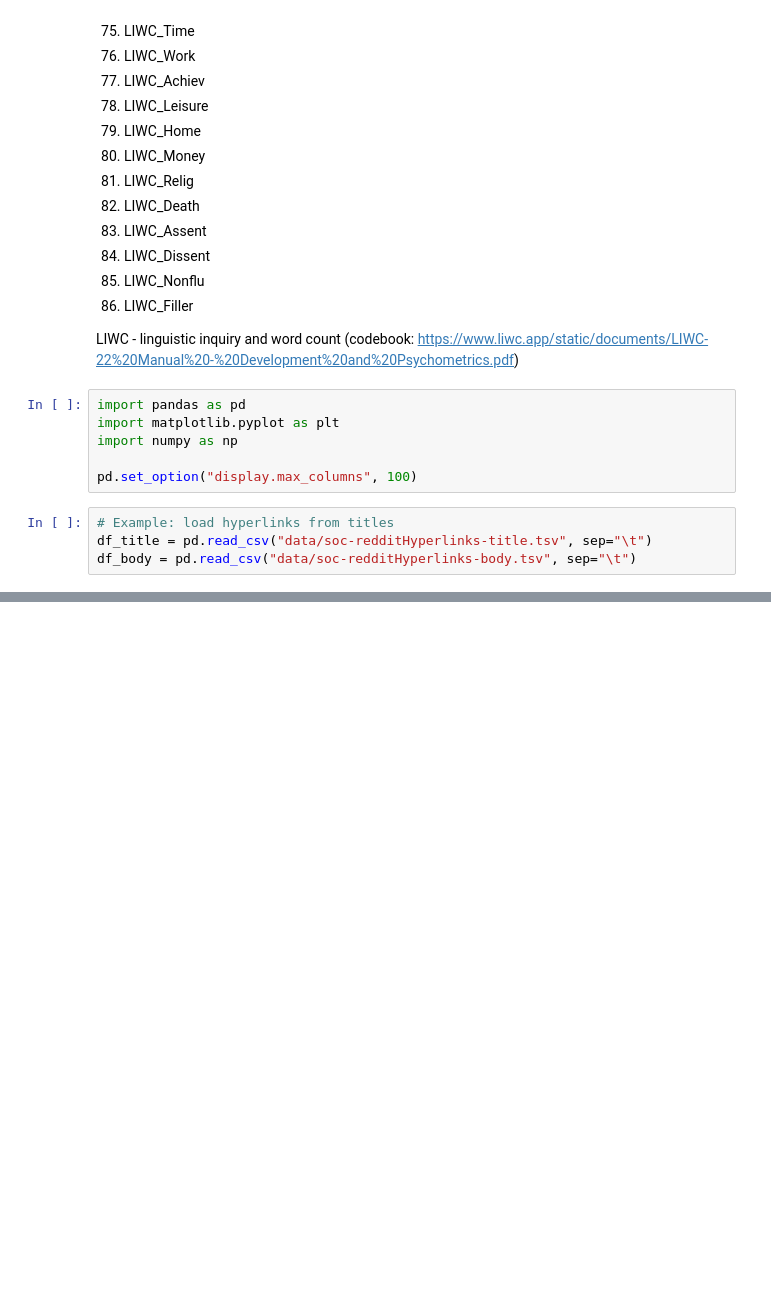
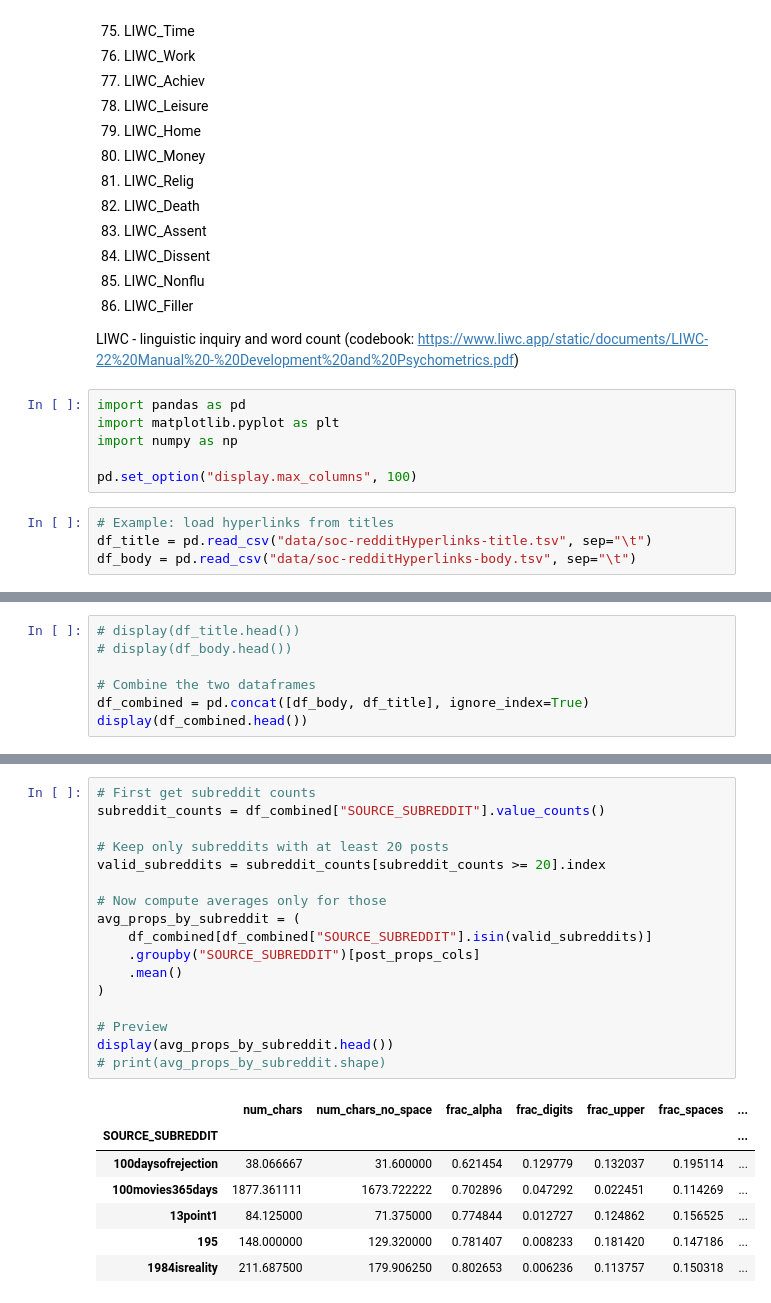
Before and after one commit to Darioliu28/ada-2025-project-djnpsgroup2025, a Jupyter notebook: proof_of_concept.ipynb, the cells around one changed output, grey strips where cells are left out. Drawn from its saved outputs; the diff is of its cells as text; blank space fills up the shorter version.

```diff
--- a/proof_of_concept.ipynb
+++ b/proof_of_concept.ipynb
@@ -1496,0 +120,7 @@ NameError: name 'df' is not defined
+# %%
+# display(df_title.head())
+# display(df_body.head())
+
+# Combine the two dataframes
+df_combined = pd.concat([df_body, df_title], ignore_index=True)
+display(df_combined.head())
@@ -1496,0 +186,25 @@ NameError: name 'df' is not defined
+# %%
+# First get subreddit counts
+subreddit_counts = df_combined["SOURCE_SUBREDDIT"].value_counts()
+
+# Keep only subreddits with at least 20 posts
+valid_subreddits = subreddit_counts[subreddit_counts >= 20].index
+
+# Now compute averages only for those
+avg_props_by_subreddit = (
+    df_combined[df_combined["SOURCE_SUBREDDIT"].isin(valid_subreddits)]
+    .groupby("SOURCE_SUBREDDIT")[post_props_cols]
+    .mean()
+)
+
+# Preview
+display(avg_props_by_subreddit.head())
+# print(avg_props_by_subreddit.shape)
+# %% [output]
+|  | num_chars | num_chars_no_space | frac_alpha | frac_digits | frac_upper | frac_spaces | ... |
+| SOURCE_SUBREDDIT |  |  |  |  |  |  | ... |
+| 100daysofrejection | 38.066667 | 31.600000 | 0.621454 | 0.129779 | 0.132037 | 0.195114 | ... |
+| 100movies365days | 1877.361111 | 1673.722222 | 0.702896 | 0.047292 | 0.022451 | 0.114269 | ... |
+| 13point1 | 84.125000 | 71.375000 | 0.774844 | 0.012727 | 0.124862 | 0.156525 | ... |
+| 195 | 148.000000 | 129.320000 | 0.781407 | 0.008233 | 0.181420 | 0.147186 | ... |
+| 1984isreality | 211.687500 | 179.906250 | 0.802653 | 0.006236 | 0.113757 | 0.150318 | ... |
```
Also changed, not shown: parts of 51 cells of this notebook, 6 other files.
